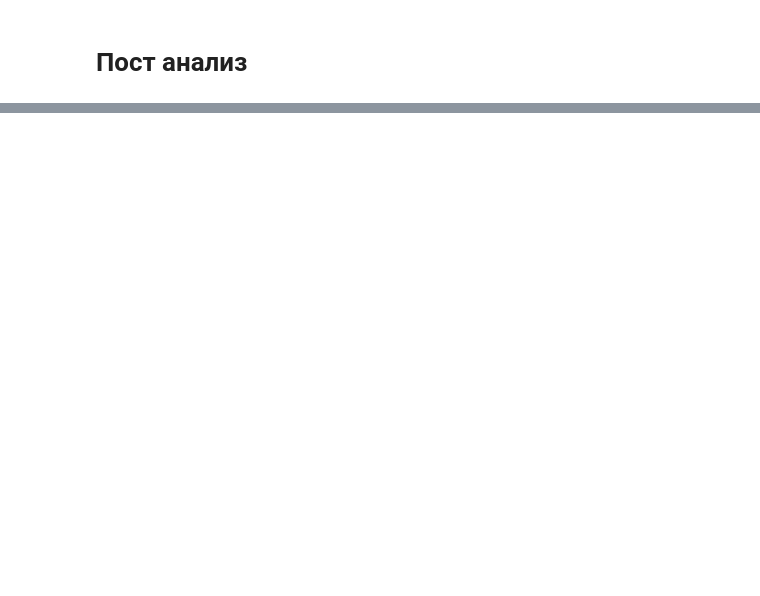
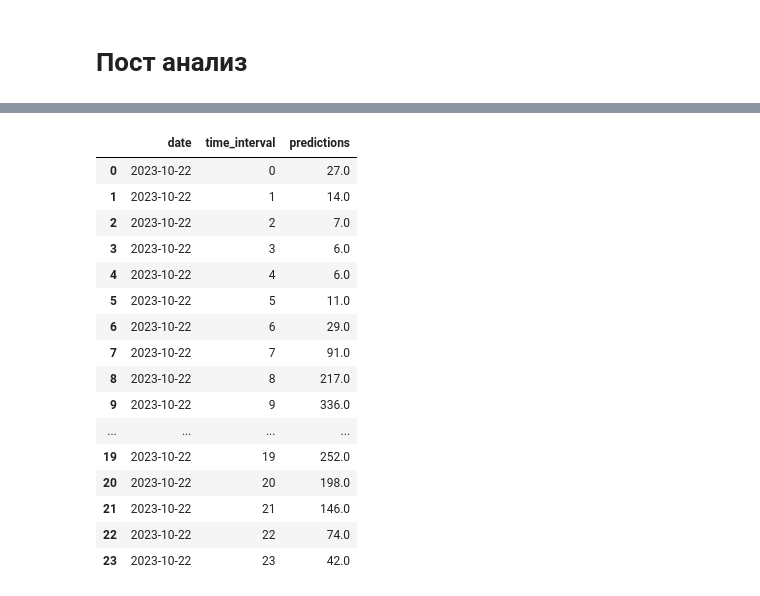
Before and after one commit to vdmitrii/oneproject, a Jupyter notebook: notebooks/Time_series_Vkus.ipynb, the cells around one changed output, grey strips where cells are left out. Saved outputs shown, nothing was run; the diff lists cells and outputs as text; code cells hidden in the pictures; blank space fills up the shorter version.

Commit message:
Change final predict in notebook

```diff
--- a/notebooks/Time_series_Vkus.ipynb
+++ b/notebooks/Time_series_Vkus.ipynb
@@ -25,6 +25,8 @@ files.upload()
 # %%
 # Считаем данные в датафрейм и посмотрим на них
-df = pd.read_excel('/content/data.xlsx', usecols=['date', 'time_interval', 'quantity'])
+data_gist = 'https://gist.github.com/korerdev/bc7e8c7c0b7db5c920f8ff6fd0a05cc4/raw/5dc78d55082f1e9abce20de57dc099ad0ca1119f/gistfile1.txt'
+df = pd.read_csv(data_gist, usecols=['date', 'time_interval', 'quantity'])
+df['date'] = pd.to_datetime(df['date'])
 data = df.copy()
 df.head()
 # %% [output]
@@ -199,9 +200,8 @@ dpivot.plot(figsize=(12, 8), grid=True)
 # Создадим простые признаки.
 def add_features(df):
     df.fillna(0, inplace=True)
-
     ru_holidays = holidays.country_holidays("RU")
-
+    df['date'] = pd.to_datetime(df['date'])
     df['is_holiday'] = df['date'].map(lambda x: x in ru_holidays)
     df['year'] = df['date'].dt.year
     df['month'] = df['date'].dt.month
@@ -341,7 +372,7 @@ Mean RMSE score:  15.914
 # %%
 # Лучшие параметры модели из перебора
 model = CatBoostRegressor(
-    iterations=3000,
+    iterations=5000,
     random_seed=42,
     thread_count=-1,
     loss_function="MAE",
@@ -382,9 +444,7 @@ bestIteration = 2859
 # %%
-# Сохраним модель с "хорошими" параметрами.
-date_point = '2023-01-02'
-
+# Обучим модель на всех данных и сохраним в файл
 model = CatBoostRegressor(
-    iterations=3000,
+    iterations=5000,
     random_seed=42,
     thread_count=-1,
     loss_function="MAE",
@@ -396,8 +456,7 @@ model = CatBoostRegressor(
 model.fit(
     df.drop(['quantity'], axis=1),
     df['quantity'],
-    verbose=100,
+    verbose=False,
     plot=False)
 
-pred = model.predict(df.loc[df.index == date_point])
-# pred = np.round((np.exp(pred) - 1))
+model.save_model("catboost_model.cbm", format="cbm")
@@ -532,0 +479,30 @@ model.get_feature_importance(prettified=True)
+# %%
+# Получим ответ на задание и сделаем предсказание на 22-10-2023
+
+target_df = pd.DataFrame({'date': pd.to_datetime(24 * ['2023-10-22']),
+                         'time_interval': np.arange(0, 24)})
+
+target_df = add_features(target_df)
+predictions = model.predict(target_df)
+
+pd.DataFrame({'date': pd.to_datetime(24 * ['2023-10-22']),
+              'time_interval': np.arange(0, 24),
+              'predictions': np.ceil(predictions)})
+# %% [output]
+|  | date | time_interval | predictions |
+| 0 | 2023-10-22 | 0 | 27.0 |
+| 1 | 2023-10-22 | 1 | 14.0 |
+| 2 | 2023-10-22 | 2 | 7.0 |
+| 3 | 2023-10-22 | 3 | 6.0 |
+| 4 | 2023-10-22 | 4 | 6.0 |
+| 5 | 2023-10-22 | 5 | 11.0 |
+| 6 | 2023-10-22 | 6 | 29.0 |
+| 7 | 2023-10-22 | 7 | 91.0 |
+| 8 | 2023-10-22 | 8 | 217.0 |
+| 9 | 2023-10-22 | 9 | 336.0 |
+| ... | ... | ... | ... |
+| 19 | 2023-10-22 | 19 | 252.0 |
+| 20 | 2023-10-22 | 20 | 198.0 |
+| 21 | 2023-10-22 | 21 | 146.0 |
+| 22 | 2023-10-22 | 22 | 74.0 |
+| 23 | 2023-10-22 | 23 | 42.0 |
```
Also changed, not shown: parts of 15 cells of this notebook.
